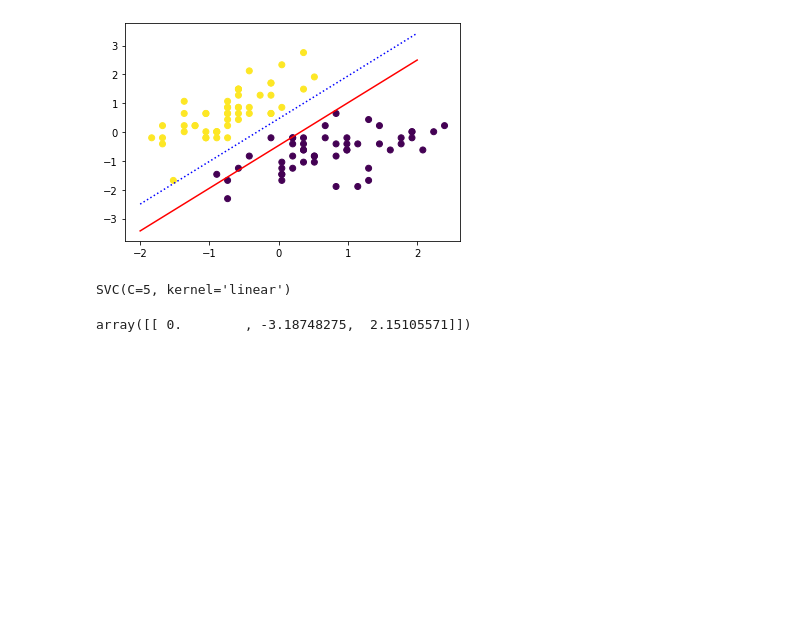
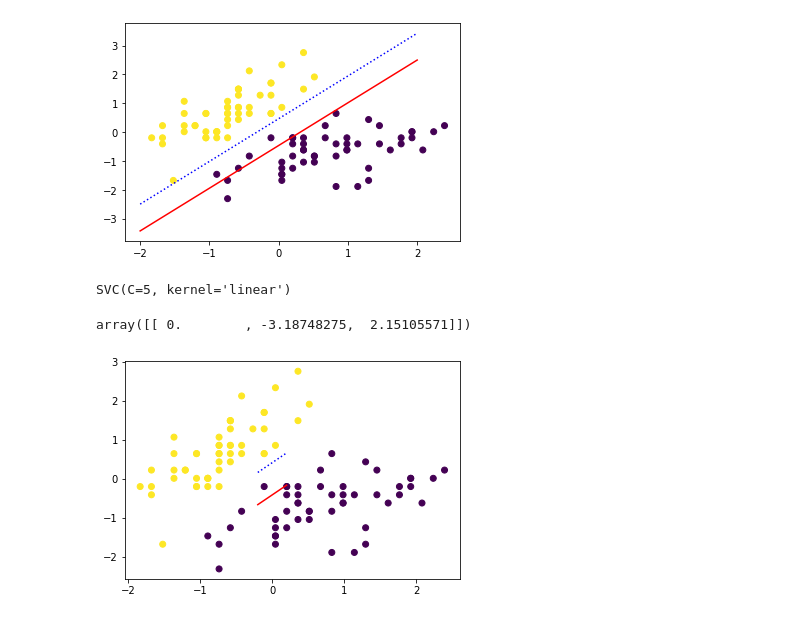
Before and after one commit to iyutpo/machineLearningTutorial, a Jupyter notebook: Chap5_SupportVectorMachine/Untitled2.ipynb, the cells around one changed output. Drawn from its saved outputs; the diff is of its cells as text; code cells hidden in the pictures; blank space fills up the shorter version.

```diff
--- a/Chap5_SupportVectorMachine/Untitled2.ipynb
+++ b/Chap5_SupportVectorMachine/Untitled2.ipynb
@@ -13,10 +13,10 @@ def cost0(z):
     '''
     for i in range(z.shape[0]):
         if z[i, 0] > -1:
-            pass
+            z[i, 0] = z[i, 0]+1
         else:
             z[i, 0] = 0
-    return z
+    return z      # m x 1
 
 def cost1(z):
     '''
@@ -27,10 +27,10 @@ def cost1(z):
     '''
     for i in range(z.shape[0]):
         if z[i, 0] < 1:
-            pass
+            z[i, 0] = 1-z[i, 0]
         else:
             z[i, 0] = 0
-    return z
+    return z      # m x 1
 # %%
 def loss_function(theta, x, y):
     '''
@@ -42,7 +42,7 @@ def loss_function(theta, x, y):
         loss -> real number
     '''
     theta = theta.reshape((3, 1))
-    C = 10
+    C = 5
     t = C * np.dot(y.T, cost1(np.dot(x, theta))) + C * np.dot((1 - y).T, cost0(np.dot(x, theta))) + 0.5 * np.sum(np.square(theta[1:, 0].reshape(2, 1)), keepdims=True)
     # m x 1 @ m * 1 = m x m
 
@@ -143,3 +137,43 @@ clf.intercept_
 clf.coef_
 # %% [output]
 array([[ 0.        , -3.18748275,  2.15105571]])
+# %%
+def numdif(theta, x, y):
+    gradient = np.zeros((3, 1))
+    epsilon = np.zeros((3, 1))
+    delta = 0.001
+    for i in range(gradient.shape[0]):
+        epsilon[i,0] = delta
+        gradient[i, 0] = (loss_function(theta + epsilon, x, y) - loss_function(theta - epsilon, x, y)) / (2 * delta)
+    return gradient
+num_iter = 100
+loss = []
+gradients = []
+alpha = 0.025
+theta = np.zeros((3,1))
+for i in range(num_iter):
+    loss.append(loss_function(theta, x, y))
+    gradients.append(numdif(theta, x, y))
+    theta = theta - alpha * numdif(theta, x, y)
+
+def line1(x):
+    theta1 = theta[1,0]
+    theta2 = theta[1,0]
+    return (1-theta1 * x) / theta2
+
+def line2(x):
+    theta1 = theta[1,0]
+    theta2 = theta[1,0]
+    return (-1-theta1 * x) / theta2
+
+xx1 = [x[i][1] for i in range(len(x))]
+xx2 = [x[i][2] for i in range(len(x))]
+yy = y
+fig, ax = plt.subplots()
+ax.scatter(xx1, xx2, c =yy)
+
+plt.plot([-0.2, 0.2], [line1(-0.2), line1(0.2)], color='blue', linestyle=':')
+plt.plot([-0.2, 0.2], [line2(-0.2), line2(0.2)], color='red')
+plt.show()
+# %% [output]
+[figure, added]
```
Also changed, not shown: parts of 2 cells of this notebook.
